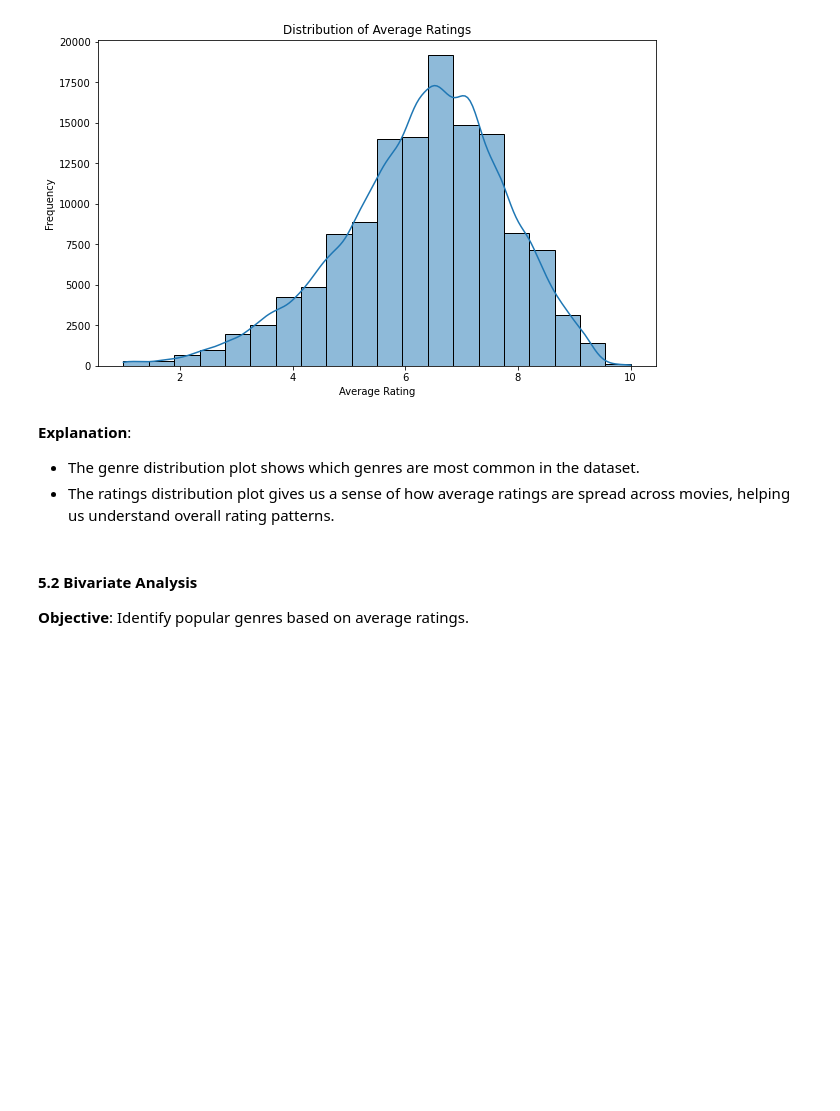
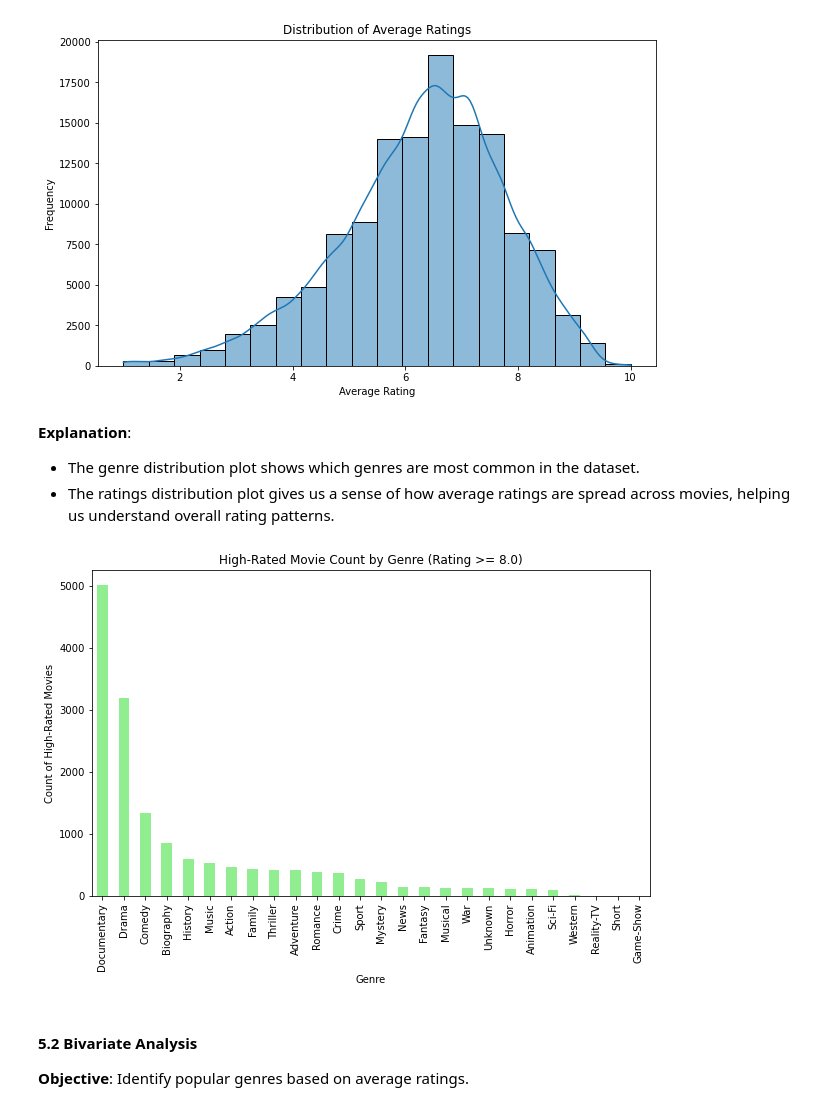
Before and after one commit to Otim135/group3-phase2-project, a Jupyter notebook: ipynbs/Alfred.ipynb, the cells around one changed output. Drawn from its saved outputs; the diff is of its cells as text; code cells hidden in the pictures; blank space fills up the shorter version.

```diff
--- a/ipynbs/Alfred.ipynb
+++ b/ipynbs/Alfred.ipynb
@@ -359,6 +359,22 @@ plt.show()
 **Explanation**:
 - The genre distribution plot shows which genres are most common in the dataset.
 - The ratings distribution plot gives us a sense of how average ratings are spread across movies, helping us understand overall rating patterns.
+# %%
+# Filter for high-rated movies
+high_rated_movies = movie_data[movie_data['averagerating'] >= 8.0]
+
+# Count the number of high-rated movies per genre
+high_rated_genre_counts = high_rated_movies['genres'].value_counts()
+
+# Plot high-rated movie count per genre
+plt.figure(figsize=(10, 6))
+high_rated_genre_counts.plot(kind='bar', color='lightgreen')
+plt.title("High-Rated Movie Count by Genre (Rating >= 8.0)")
+plt.xlabel("Genre")
+plt.ylabel("Count of High-Rated Movies")
+plt.show()
+# %% [output]
+[figure, added]
 # %% [markdown]
 #### 5.2 Bivariate Analysis
 
```
Also changed, not shown: parts of 7 cells of this notebook.
